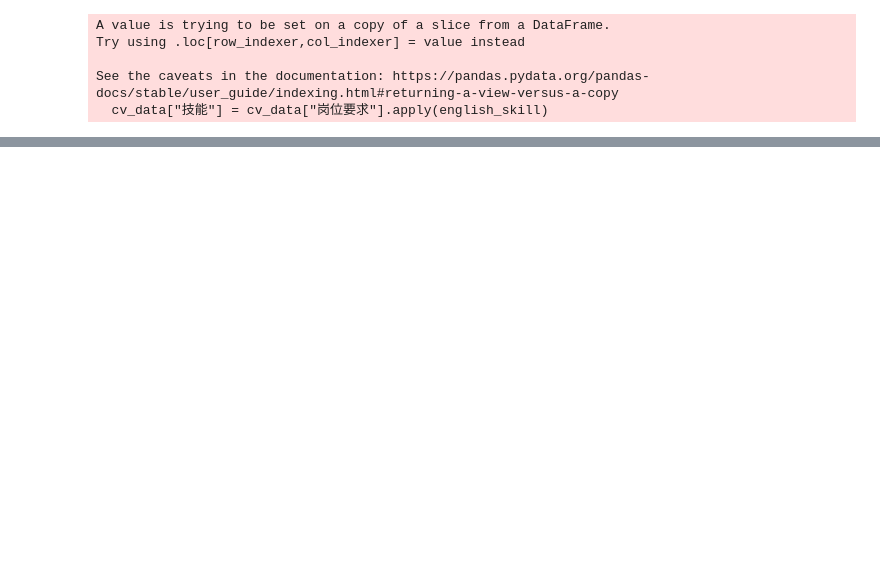
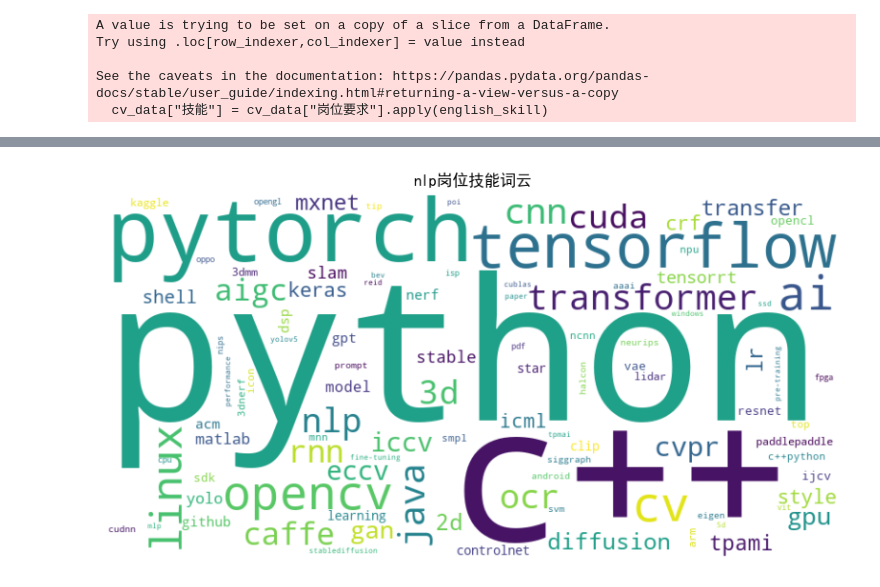
Before and after one commit to zdongs/openaiRDA, a Jupyter notebook: skills.ipynb, the cells around one changed output, grey strips where cells are left out. Drawn from its saved outputs; the diff is of its cells as text; code cells hidden in the pictures; blank space fills up the shorter version.

```diff
--- a/skills.ipynb
+++ b/skills.ipynb
@@ -63,0 +58,27 @@ Text(0.5, 1.0, 'CV岗位技能词频统计')
+# %%
+from wordcloud import WordCloud
+import matplotlib.pyplot as plt
+
+# Convert the skill_count DataFrame to a dictionary
+skill_count_dict = dict(zip(skill_count["技能"], skill_count["词频"]))
+
+# Create a word cloud object with the specified font path
+# 优化词云
+wordcloud = WordCloud(
+    width=800,                  # 词云宽度
+    height=400,                 # 词云高度
+    background_color='white',   # 背景颜色
+    colormap='viridis',         # 颜色地图，可以根据需求选择
+    max_words=100,               # 显示的最大词数
+    contour_width=1,             # 词云轮廓线宽度
+    contour_color='steelblue',   # 词云轮廓线颜色
+    collocations=False).generate_from_frequencies(skill_count_dict)
+
+# Display the word cloud
+plt.figure(figsize=(10, 5))
+plt.imshow(wordcloud, interpolation='bilinear')
+plt.axis('off')
+plt.title('nlp岗位技能词云')
+plt.show()
+# %% [output]
+[figure, added]
```
Also changed, not shown: parts of 9 cells of this notebook, 7 other files.
